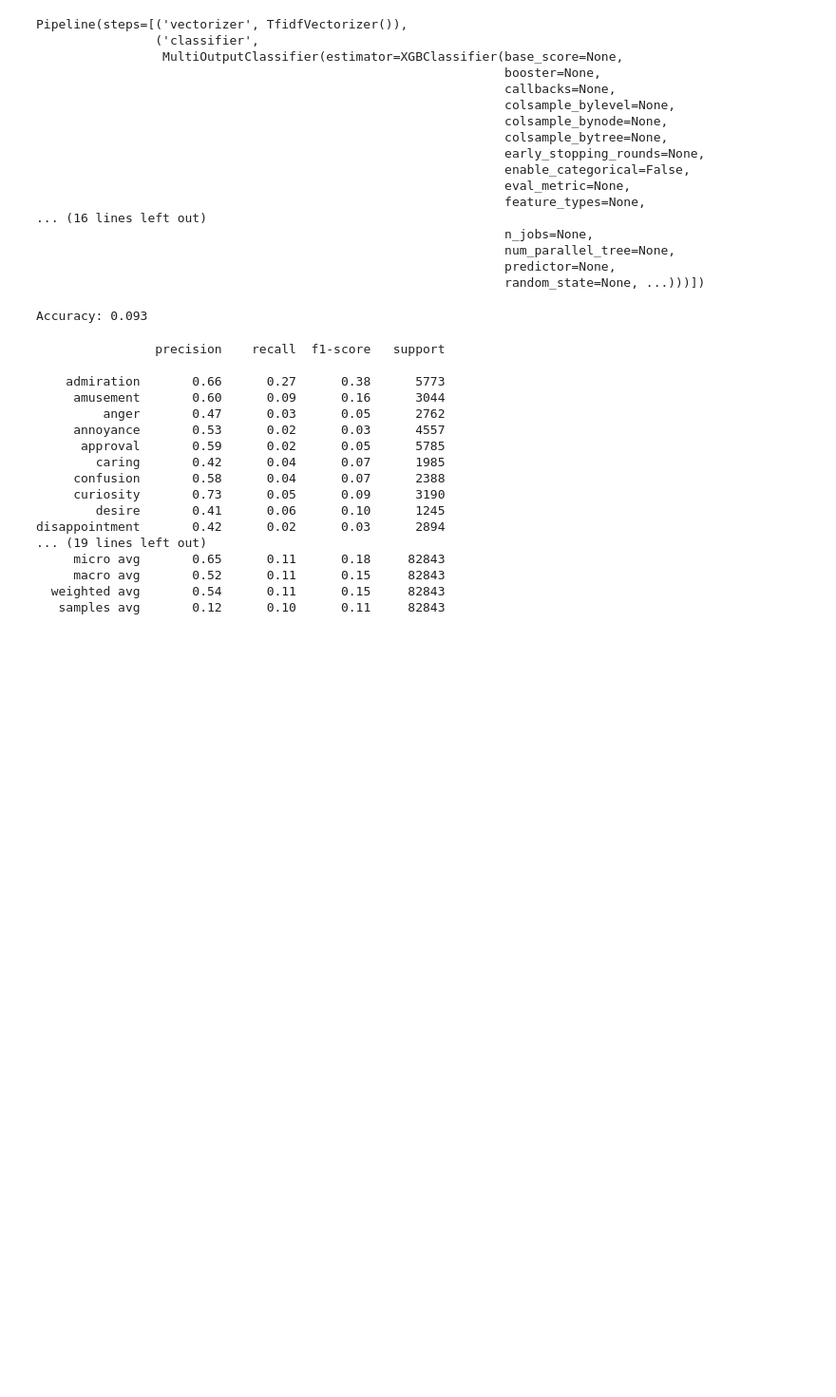
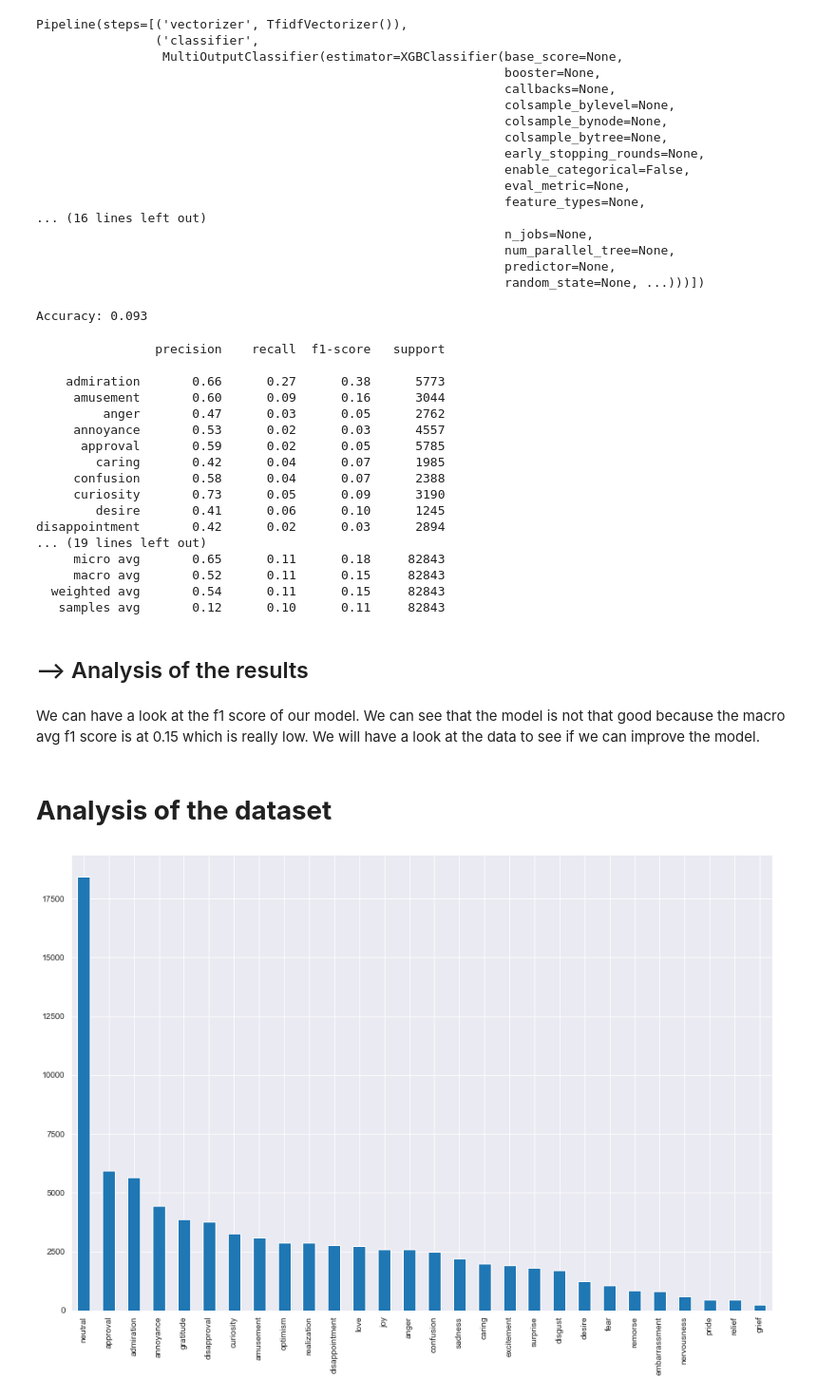
Before and after one commit to m-lemaire/Project_goemotions, a Jupyter notebook: project_goemotions.ipynb, the cells around one changed output. Shown at 95% size. Saved outputs shown, nothing was run; the diff lists cells and outputs as text; code cells hidden in the pictures; blank space fills up the shorter version.

```diff
--- a/project_goemotions.ipynb
+++ b/project_goemotions.ipynb
@@ -168,3 +168,22 @@ disappointment       0.42      0.02      0.03      2894
      macro avg       0.52      0.11      0.15     82843
   weighted avg       0.54      0.11      0.15     82843
    samples avg       0.12      0.10      0.11     82843
+# %% [markdown]
+## --> Analysis of the results
+# %% [markdown]
+We can have a look at the f1 score of our model. We can see that the model is not that good because the macro avg f1 score is at 0.15 which is really low. We will have a look at the data to see if we can improve the model.
+# %% [markdown]
+# **Analysis of the dataset**
+# %%
+# plot the number of appearances of each emotion in the dataset
+
+import matplotlib.pyplot as plt
+import seaborn as sns
+
+fig, ax = plt.subplots(figsize=(15,10))
+emotions = train
+emotions = emotions.drop(['text'], axis = 1)
+emotions.sum(axis = 0, skipna = True).sort_values(ascending=False).plot(kind='bar', ax=ax)
+plt.show()
+# %% [output]
+[figure, added]
```
Also changed, not shown: parts of 17 cells of this notebook.
